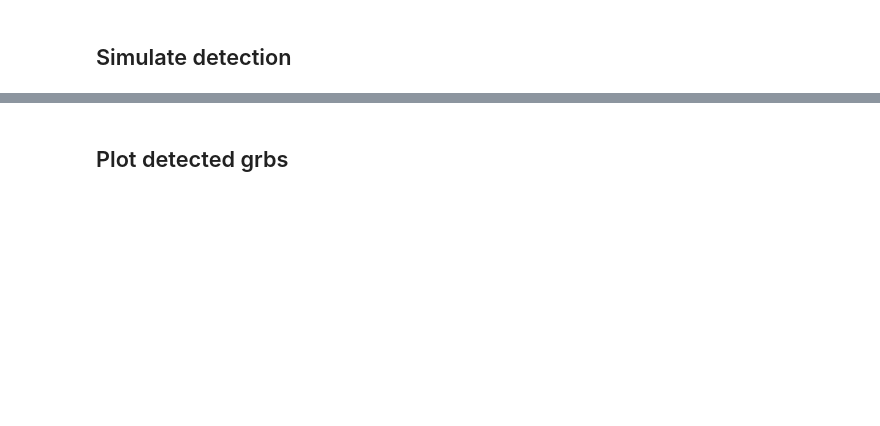
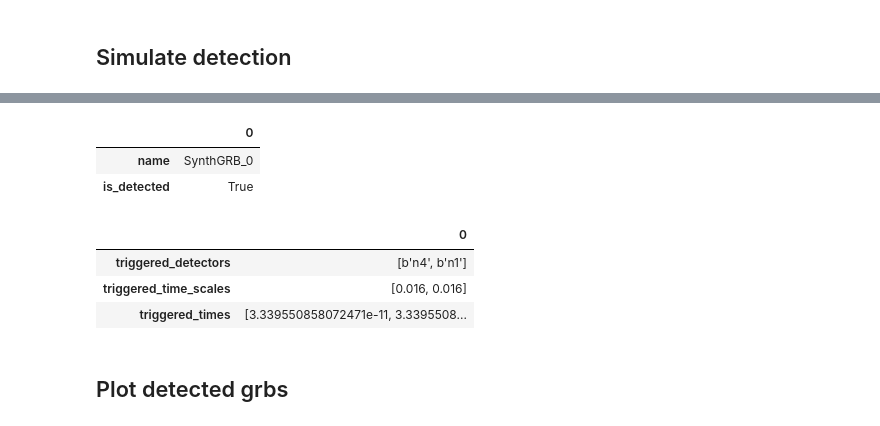
Before and after one commit to cescalara/zusammen, a Jupyter notebook: examples/simulate.ipynb, the cells around one changed output, grey strips where cells are left out. Saved outputs shown, nothing was run; the diff lists cells and outputs as text; code cells hidden in the pictures; blank space fills up the shorter version.

```diff
--- a/examples/simulate.ipynb
+++ b/examples/simulate.ipynb
@@ -124,3 +155,13 @@ survey.info()
+# %%
+survey["SynthGRB_0"].detector_info.info()
+# %% [output]
+|  | 0 |
+| name | SynthGRB_0 |
+| is_detected | True |
+|  | 0 |
+| triggered_detectors | [b'n4', b'n1'] |
+| triggered_time_scales | [0.016, 0.016] |
+| triggered_times | [3.339550858072471e-11, 3.3395508... |
 # %% [markdown]
 ## Plot detected grbs
 # %%
```
Also changed, not shown: parts of 13 cells of this notebook, 1 other file.
